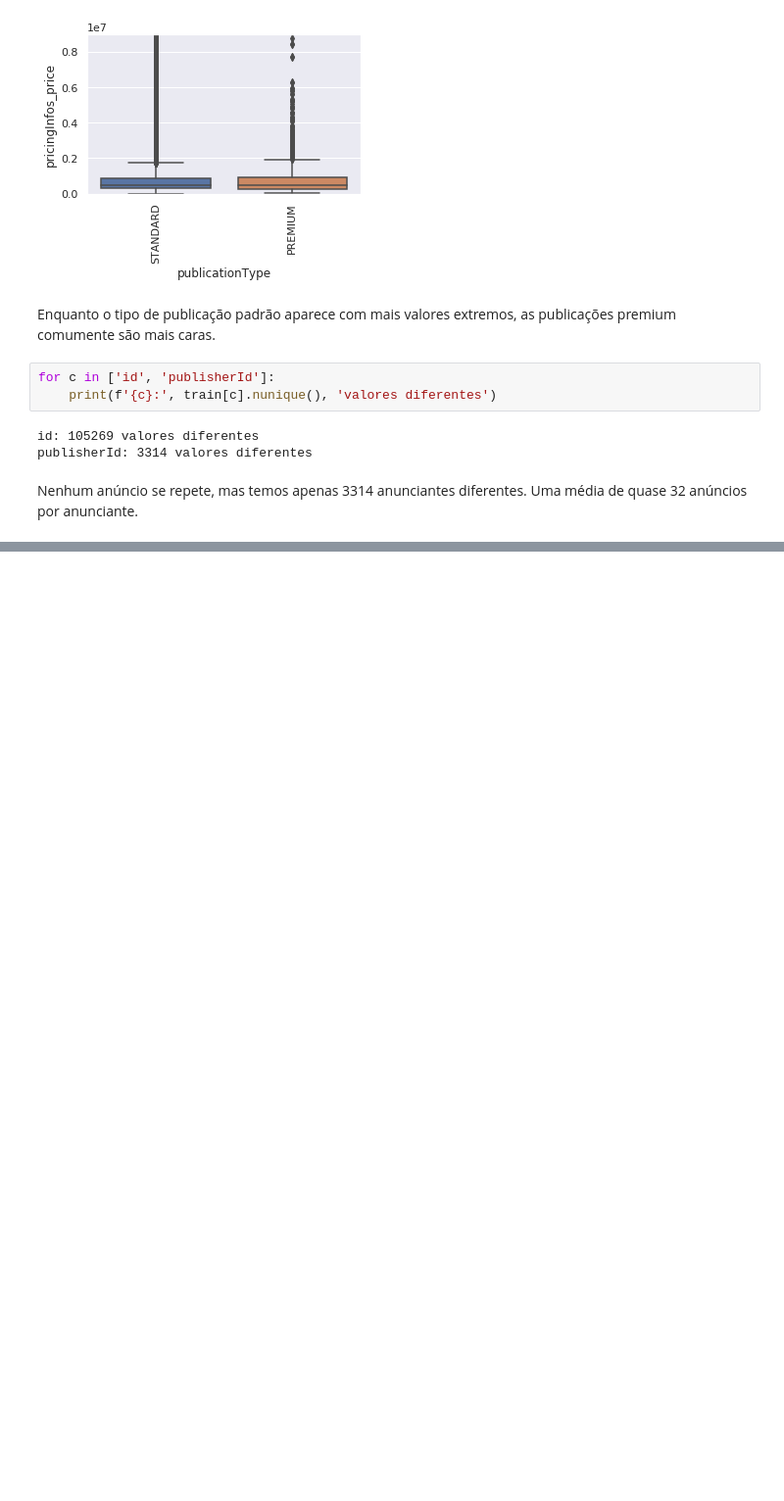
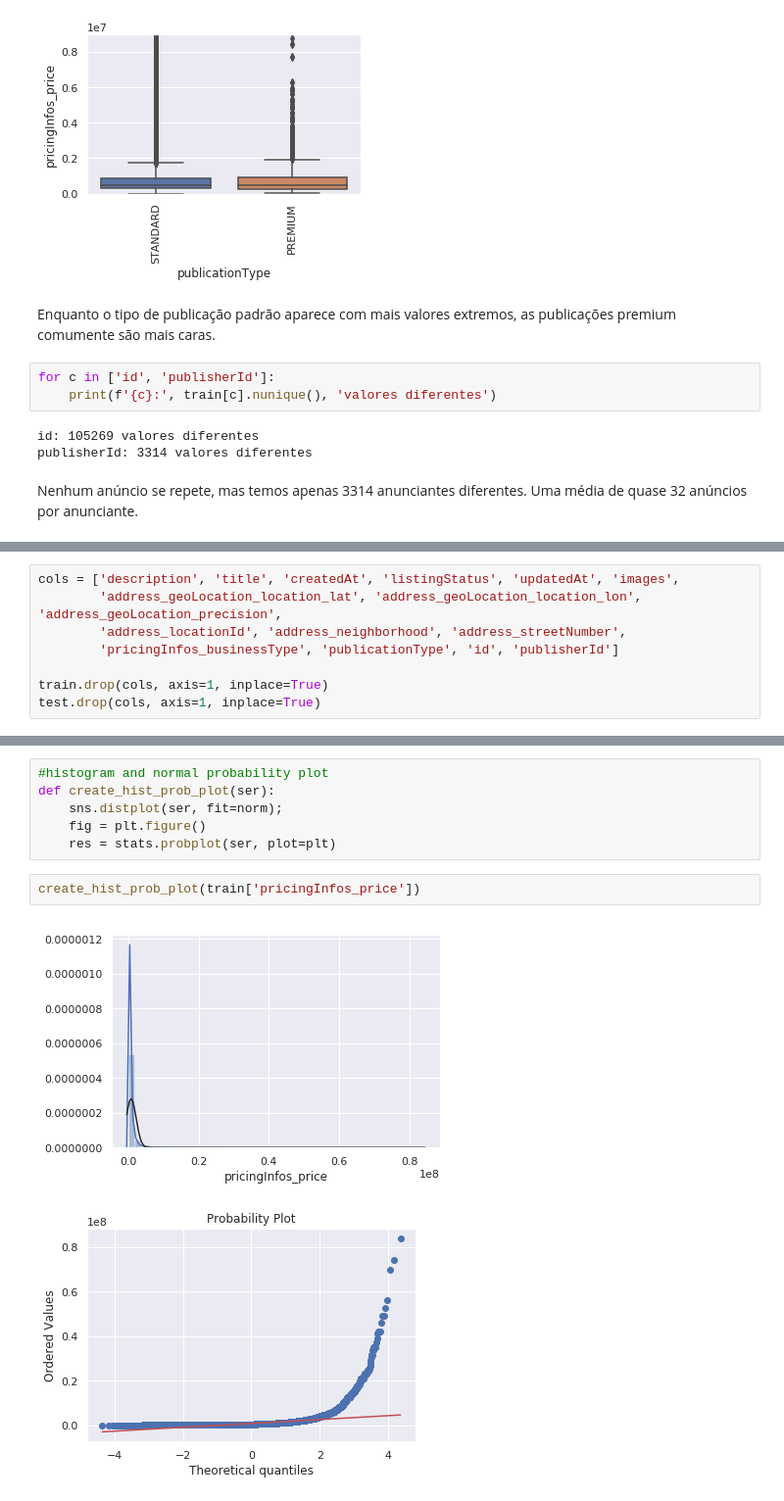
Before and after one commit to raphalencar/ml_apartment_price_advanced_regression_techniques, a Jupyter notebook: data-science-challenge.ipynb, the cells around one changed output, grey strips where cells are left out. Shown at 98% size. Drawn from its saved outputs; the diff is of its cells as text; blank space fills up the shorter version.

```diff
--- a/data-science-challenge.ipynb
+++ b/data-science-challenge.ipynb
@@ -1050,0 +1065,8 @@ Nenhum anúncio se repete, mas temos apenas 3314 anunciantes diferentes. Uma mé
+# %%
+cols = ['description', 'title', 'createdAt', 'listingStatus', 'updatedAt', 'images',
+        'address_geoLocation_location_lat', 'address_geoLocation_location_lon', 'address_geoLocation_precision',
+        'address_locationId', 'address_neighborhood', 'address_streetNumber',
+        'pricingInfos_businessType', 'publicationType', 'id', 'publisherId']
+
+train.drop(cols, axis=1, inplace=True)
+test.drop(cols, axis=1, inplace=True)
@@ -1050,0 +1095,11 @@ Nenhum anúncio se repete, mas temos apenas 3314 anunciantes diferentes. Uma mé
+# %%
+#histogram and normal probability plot
+def create_hist_prob_plot(ser):
+    sns.distplot(ser, fit=norm);
+    fig = plt.figure()
+    res = stats.probplot(ser, plot=plt)
+# %%
+create_hist_prob_plot(train['pricingInfos_price'])
+# %% [output]
+[figure, added]
+[figure, added]
```
Also changed, not shown: parts of 24 cells of this notebook.
